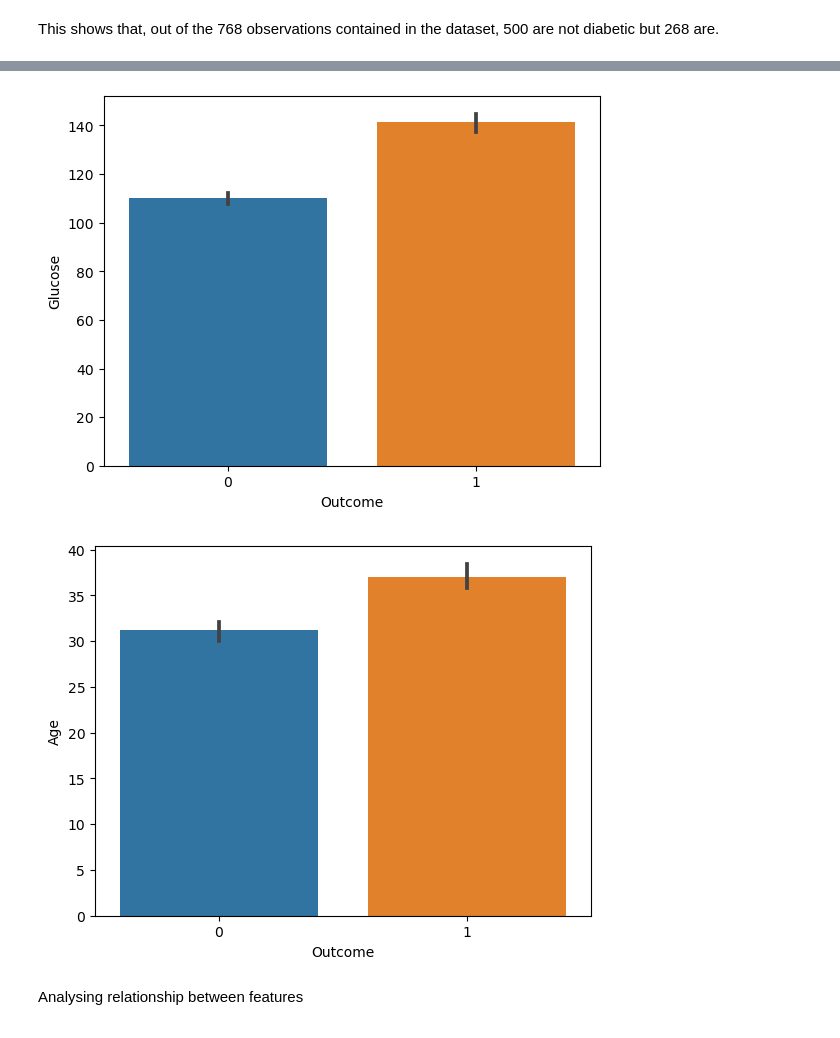
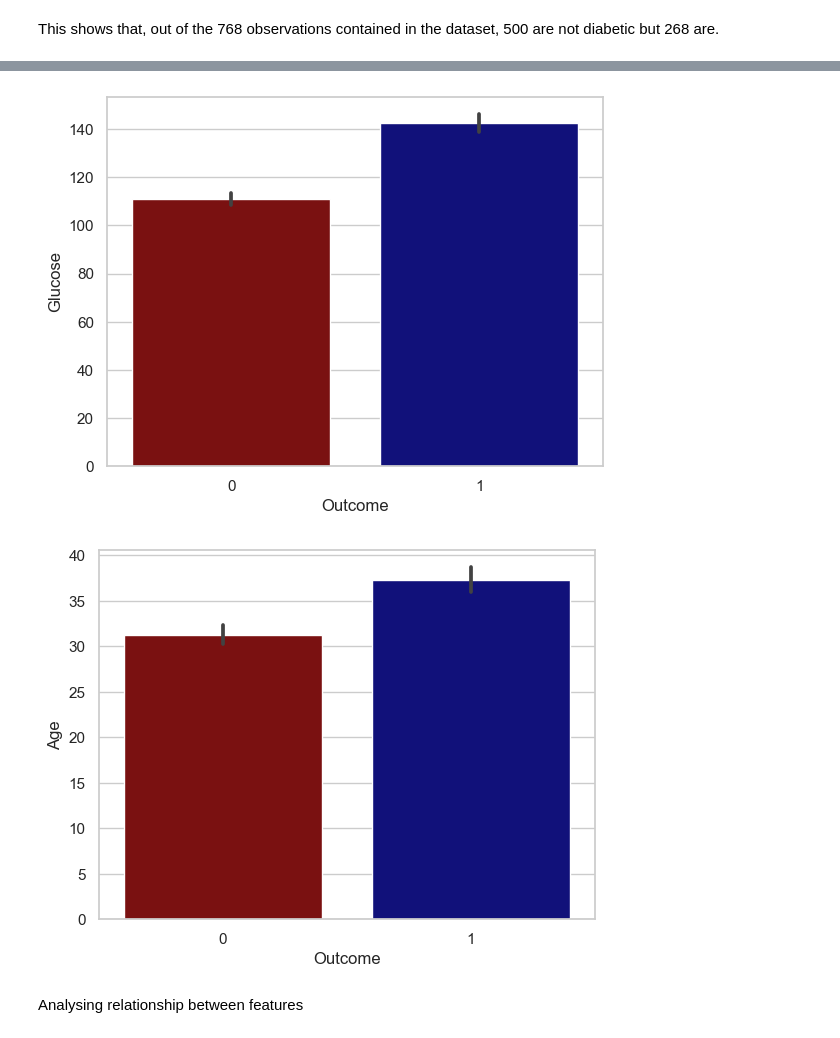
Before and after one commit to LaraOnipede/ML-project-supervised-learning, a Jupyter notebook: Supervised Learning - Project.ipynb, the cells around one changed output, grey strips where cells are left out. Drawn from its saved outputs; the diff is of its cells as text; code cells hidden in the pictures.

```diff
--- a/Supervised Learning - Project.ipynb
+++ b/Supervised Learning - Project.ipynb
@@ -203,8 +215,11 @@ plt.show()
 This shows that, out of the 768 observations contained in the dataset, 500 are not diabetic but 268 are.
 # %%
 #average BMI for each outcome
-plt.figure(figsize=(6.4,4.8)) #default size
-sns.barplot(data=diabetes_data, x='Outcome', y='BMI') #averages with error bars
+plt.figure(figsize=(6.4,4.8))
+sns.set(style="whitegrid")
+colors = ['darkred', 'darkblue']
+
+sns.barplot(data=diabetes_data, x='Outcome', y='BMI', palette=colors) #averages with error bars
 
 plt.show()
 # %% [output]
@@ -212,19 +227,23 @@ plt.show()
 # %%
 #average glucose level for individuals with diabetes and those without
-plt.figure(figsize=(6.4,4.8)) #default size
-sns.barplot(data=diabetes_data, x='Outcome', y='Glucose') #averages with error bars
+plt.figure(figsize=(6.4,4.8))
+sns.set(style="whitegrid")
+colors = ['darkred', 'darkblue']
+sns.barplot(data=diabetes_data, x='Outcome', y='Glucose', palette=colors) #averages with error bars
 
 plt.show()
 # %% [output]
-[figure, old version]
+[figure, new version]
 # %%
 #average Age for each outcome
-plt.figure(figsize=(6.4,4.8)) #default size
-sns.barplot(data=diabetes_data, x='Outcome', y='Age') #averages with error bars
+plt.figure(figsize=(6.4,4.8))
+sns.set(style="whitegrid")
+colors = ['darkred', 'darkblue']
+sns.barplot(data=diabetes_data, x='Outcome', y='Age', palette=colors)
 
 plt.show()
 # %% [output]
-[figure, old version]
+[figure, new version]
 # %% [markdown]
 Analysing relationship between features
 # %%
```
Also changed, not shown: parts of 44 cells of this notebook.
